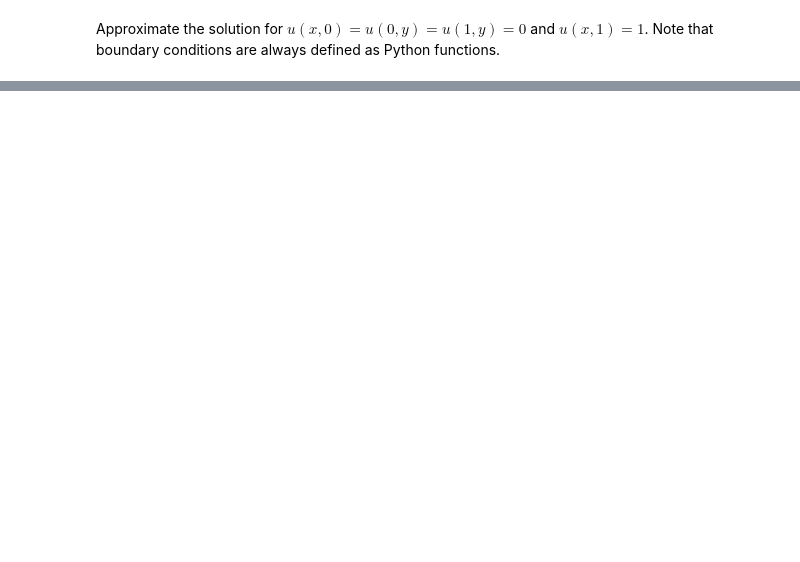
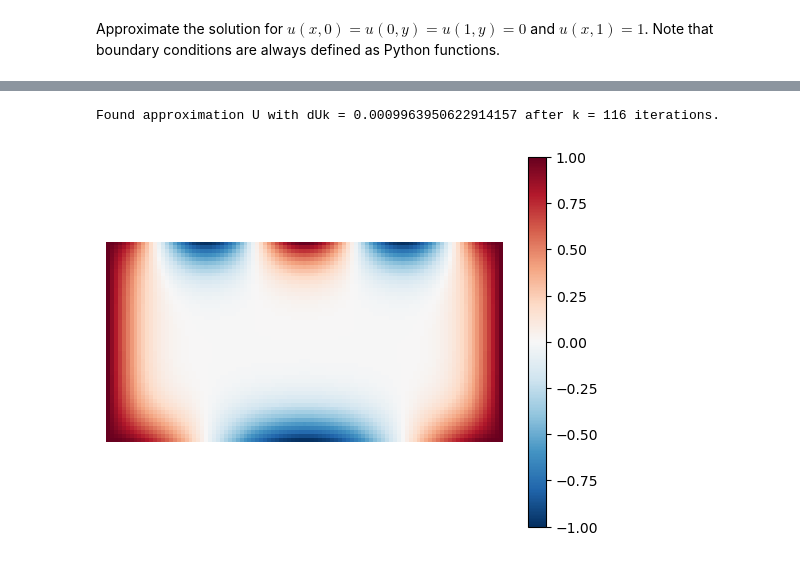
Before and after one commit to UBCMath/MATH316, a Jupyter notebook: laplace.ipynb, the cells around one changed output, grey strips where cells are left out. Drawn from its saved outputs; the diff is of its cells as text; code cells hidden in the pictures; blank space fills up the shorter version.

```diff
--- a/laplace.ipynb
+++ b/laplace.ipynb
@@ -217,8 +226,8 @@ Use $N=50$ and $D = 0.0001$.
 # %%
-f0 = lambda x: -1 - np.cos(np.pi*x)
-f1 = lambda x: 1 - np.cos(np.pi*x)
-g0 = lambda y: -1 - np.cos(np.pi*y)
-g1 = lambda y: 1 - np.cos(np.pi*y)
-U = laplace(f0,f1,g0,g1,N=50,D=1e-4)
+f0 = lambda y: 1.
+f1 = lambda y: 1.
+g0 = lambda x: np.cos(np.pi*x)
+g1 = lambda x: np.cos(2*np.pi*x)
+U = laplaceD(f0,f1,g0,g1,Lx=2,Nx=100)
 plot_laplace(U)
 # %% [output]
@@ -234,0 +399,10 @@ Found approximation U with dUk = 9.995457095552456e-05 after k = 689 iterations.
+# %%
+f0 = lambda y: 1.
+f1 = lambda y: 1.
+g0 = lambda x: np.cos(np.pi*x)
+g1 = lambda x: np.cos(2*np.pi*x)
+U = laplace('D',f0,'D',f1,'D',g0,'D',g1,Lx=2,Nx=100)
+plot_laplace(U)
+# %% [output]
+Found approximation U with dUk = 0.0009963950622914157 after k = 116 iterations.
+[figure, added]
```
Also changed, not shown: parts of 26 cells of this notebook, 1 other file.
